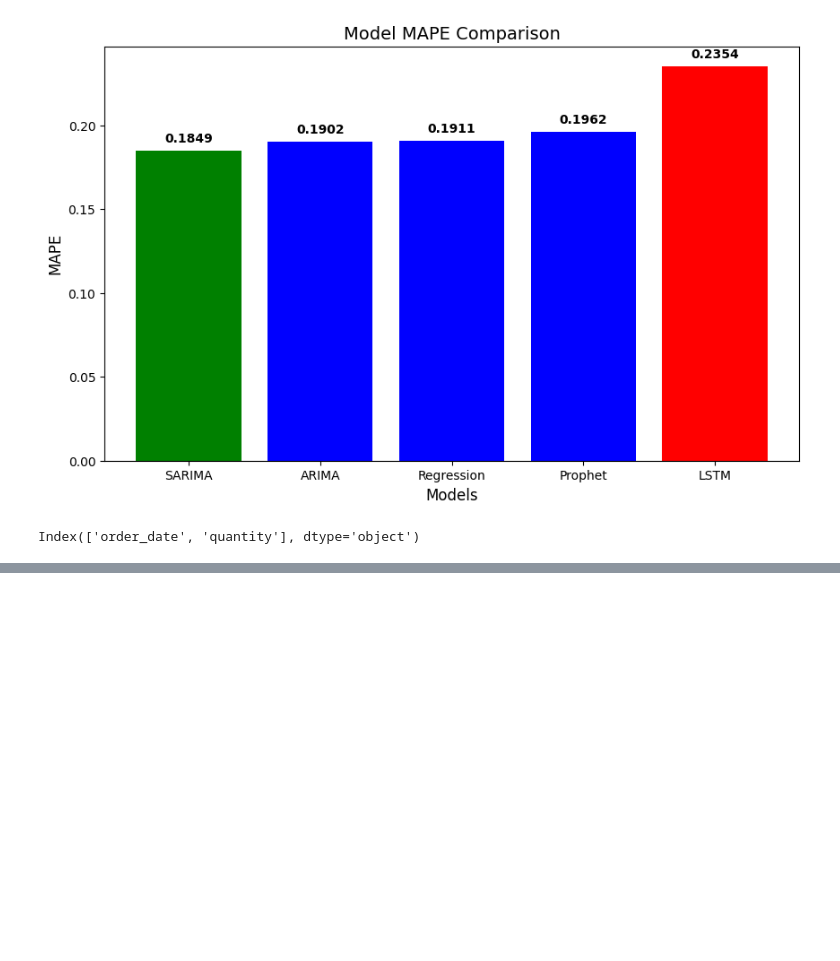
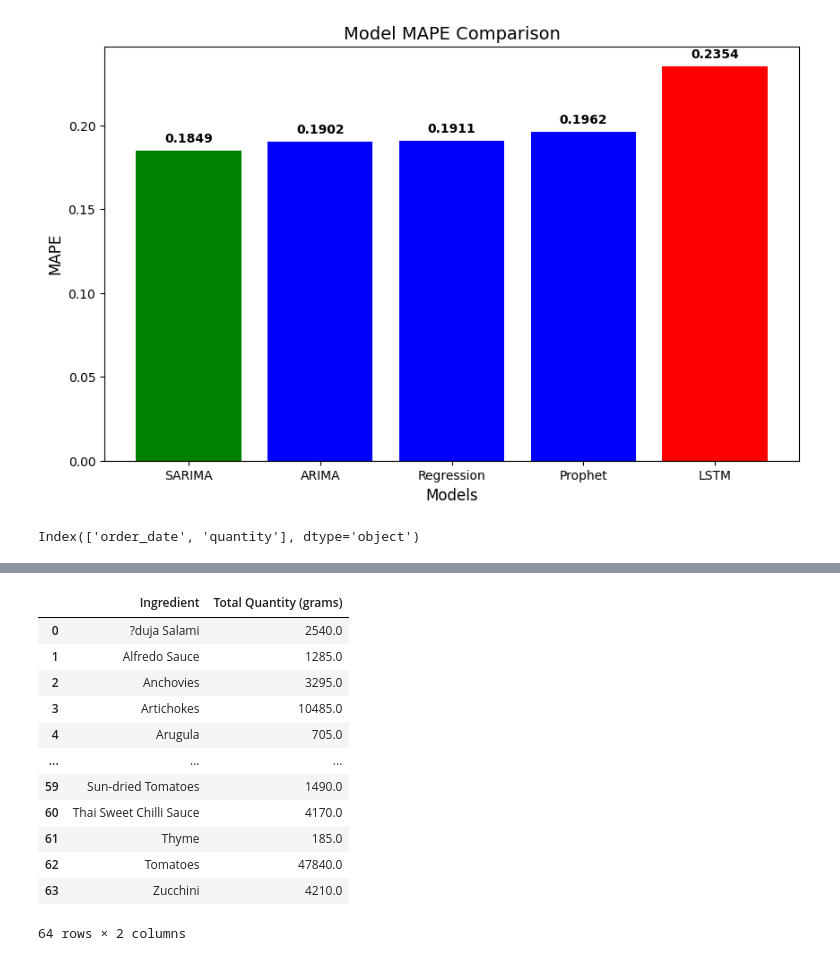
Before and after one commit to Gautam1773/Dominos---Predictive-Purchase-Order-System, a Jupyter notebook: Dominos_predictive.ipynb, the cells around one changed output, grey strips where cells are left out. Cells and saved outputs as stored; diff of their text form; code cells hidden in the pictures; blank space fills up the shorter version.

```diff
--- a/Dominos_predictive.ipynb
+++ b/Dominos_predictive.ipynb
@@ -1006,0 +1143,17 @@ TypeError: dump() missing required argument 'file' (pos 2)
+# %%
+predicted_ingredient_totals = pd.read_csv('predicted_ingredient_totals.csv')
+predicted_ingredient_totals
+# %% [output]
+|  | Ingredient | Total Quantity (grams) |
+| 0 | ?duja Salami | 2540.0 |
+| 1 | Alfredo Sauce | 1285.0 |
+| 2 | Anchovies | 3295.0 |
+| 3 | Artichokes | 10485.0 |
+| 4 | Arugula | 705.0 |
+| ... | ... | ... |
+| 59 | Sun-dried Tomatoes | 1490.0 |
+| 60 | Thai Sweet Chilli Sauce | 4170.0 |
+| 61 | Thyme | 185.0 |
+| 62 | Tomatoes | 47840.0 |
+| 63 | Zucchini | 4210.0 |
+64 rows × 2 columns
```
Also changed, not shown: parts of 14 cells of this notebook.
